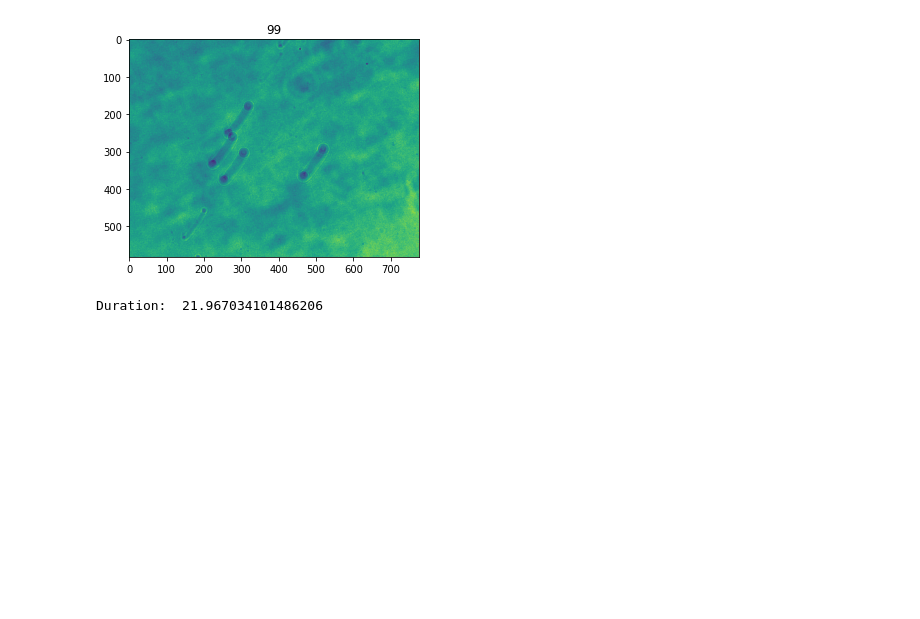
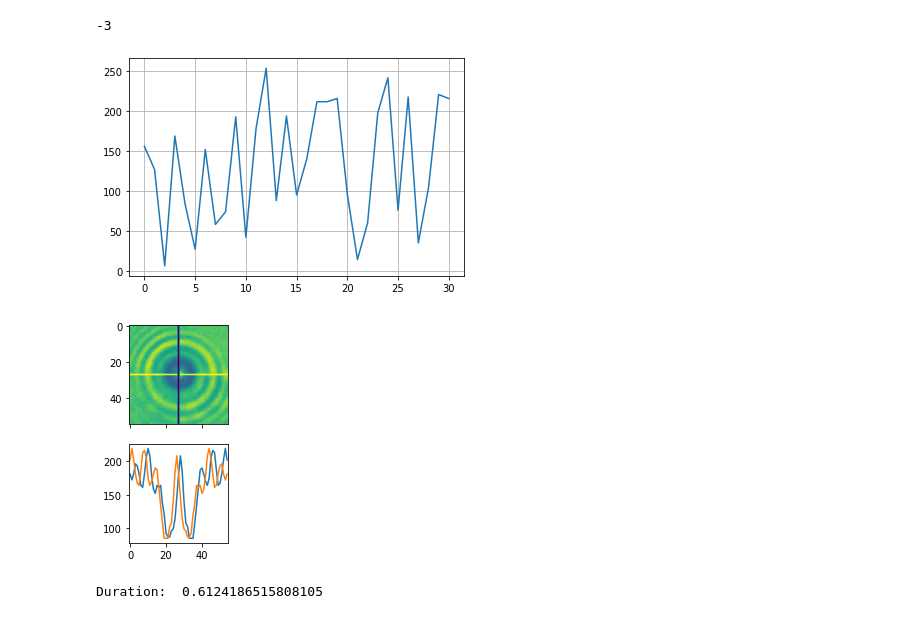
Before and after one commit to phantomlsh/magnetic-tweezer, a Jupyter notebook: Test.ipynb, the cells around one changed output. Cells and saved outputs as stored; diff of their text form; code cells hidden in the pictures; blank space fills up the shorter version.

Commit message:
Add HoughCircles

```diff
--- a/Test.ipynb
+++ b/Test.ipynb
@@ -1,32 +1,58 @@
 # %%
-from init import Height, Width, Core
-import numpy as np
-from matplotlib import pyplot as plt
-from IPython.display import clear_output
-import time
+from init import Core, Normalize
+
+# Config
+minRadius = 15
+maxRadius = 30
+searchRadius = 50
 # %%
 %matplotlib inline
+import numpy as np
+from matplotlib import pyplot as plt
+from IPython.display import clear_output
+import time, math
+from hough import HoughCircles
+from scipy import signal
 
-def show_image(image, i):
-    clear_output(wait=True)
-    # get the pixels in numpy array and reshape it according to height and width
-    image_array = np.reshape(image, newshape=[-1, Height, Width])
-    # for display, we can scale the image into the range of 0~255
-    image_array = (image_array / image_array.max() * 255).astype("uint8")
-    # return the first channel if multiple exists
-    plt.figure()
-    plt.title(i)
-    plt.imshow(image_array[0, :, :])
-    plt.show()
+# Get a rough position
+Core.snap_image()
+img = Normalize(Core.get_image())
+circles = HoughCircles(img, minRadius, maxRadius)
+c = circles[0]
 
-start = time.time()
 Core.start_continuous_sequence_acquisition(17)
 time.sleep(1)
-for i in range(100):
-    image = Core.get_last_image()
-    show_image(image, i)
+start = time.time()
+for i in range(1):
+    img = Normalize(Core.get_last_image())
+    region = img[math.floor(c[1]-searchRadius):math.ceil(c[1]+searchRadius), math.floor(c[0]-searchRadius):math.ceil(c[0]+searchRadius)]
+    circles = HoughCircles(region, minRadius, maxRadius)
+    if (len(circles) == 0):
+        print("Lost circles")
+        break
+    c[0] = circles[0][0] + math.floor(c[0]-searchRadius)
+    c[1] = circles[0][1] + math.floor(c[1]-searchRadius)
+    r = circles[0][2]*1.2
+    xarr = img[math.floor(c[1]), math.floor(c[0]-r):math.ceil(c[0]+r)]
+    co = signal.correlate(xarr, np.flip(xarr), mode="same")
+    l = math.floor(len(co)/2)
+    print(np.argmax(co[l-15:l+16])-15)
+    plt.plot(co[l-15:l+16])
+    plt.grid()
+    plt.show()
+    fig, axs = plt.subplots(2, sharex=True)
+    axs[1].plot(xarr)
+    axs[1].plot(np.flip(xarr))
+    img[math.floor(c[1]), math.floor(c[0]-r):math.ceil(c[0]+r)] = 255
+    img[math.floor(c[1]-r):math.ceil(c[1]+r), math.floor(c[0])] = 0
+    axs[0].imshow(img[math.floor(c[1]-r):math.ceil(c[1]+r), math.floor(c[0]-r):math.ceil(c[0]+r)])
+    asp = np.diff(axs[1].get_xlim())[0] / np.diff(axs[1].get_ylim())[0]
+    axs[1].set_aspect(asp)
+    plt.show()
 Core.stop_sequence_acquisition()
 print("Duration: ", time.time() - start)
 # %% [output]
+-3
-[figure, old version]
+[figure, new version]
-Duration:  21.967034101486206
+[figure, added]
+Duration:  0.6124186515808105
```
Also changed, not shown: 4 other files.
